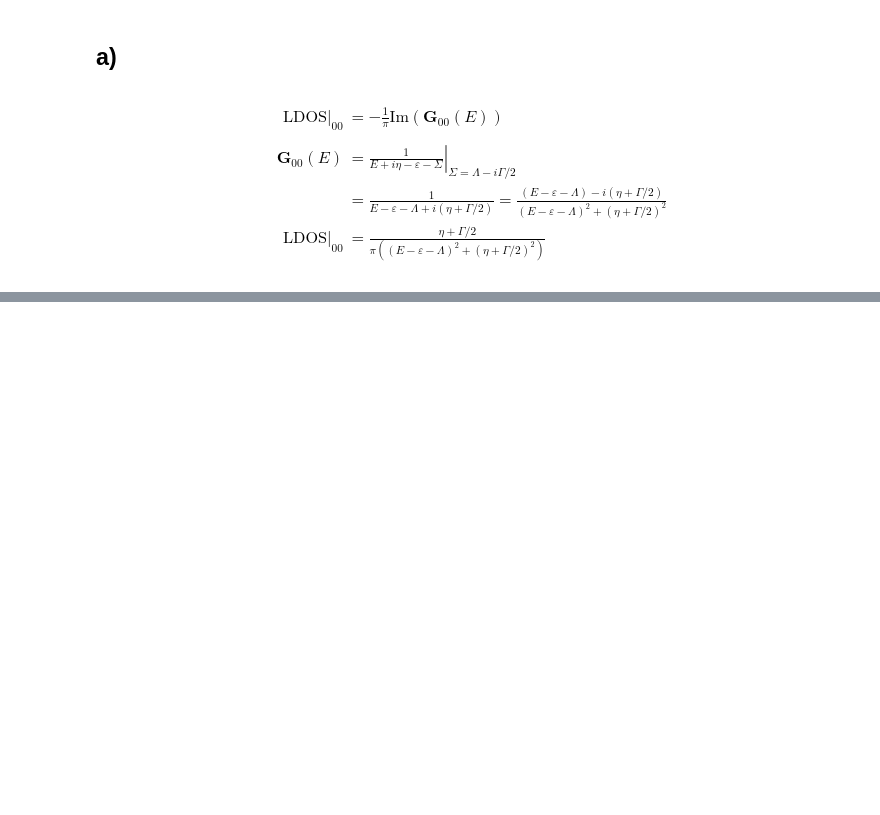
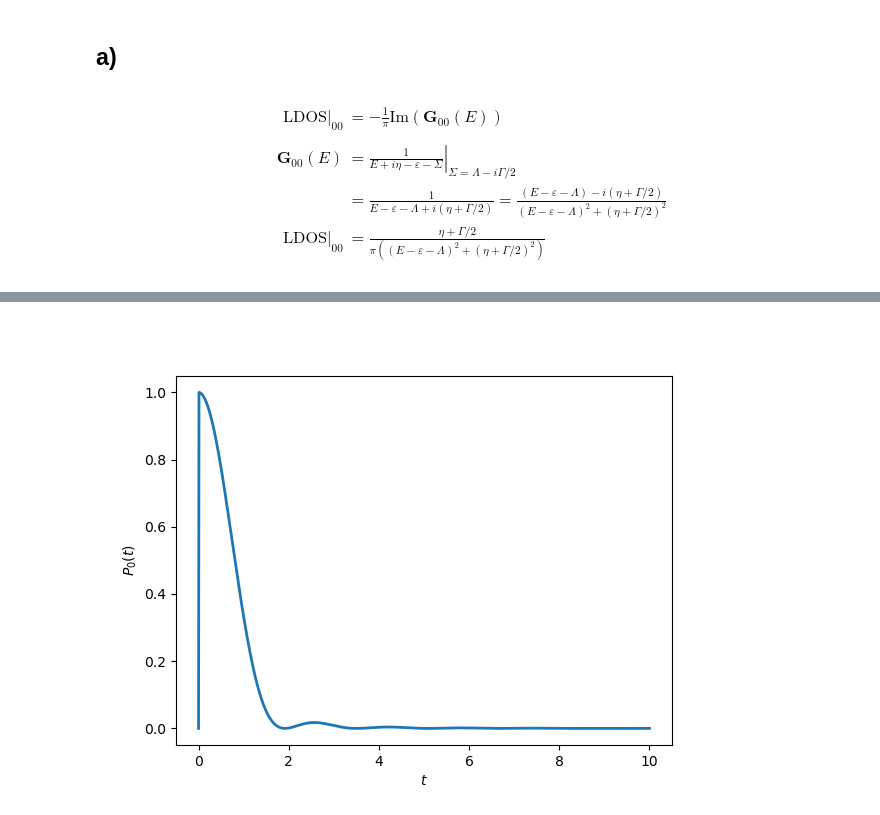
Before and after one commit to BastianValhoj/10325, a Jupyter notebook: exercises/ex18.ipynb, the cells around one changed output, grey strips where cells are left out. Cells and saved outputs as stored; diff of their text form; code cells hidden in the pictures; blank space fills up the shorter version.

```diff
--- a/exercises/ex18.ipynb
+++ b/exercises/ex18.ipynb
@@ -22,0 +27,56 @@ $$\begin{align*}
+# %%
+def step_func(t):
+    out = t.copy()
+    out[t <= 0] = 0
+    out[t > 0] = 1
+    return out
+
+def wave_func(n, k):
+    return 2**0.5 * np.sin(k*(n+1))
+
+def energy(k):
+    return -2*np.cos(k)
+
+def Green(t, l=0, m=0, **kwargs):
+    '''
+    Compute the Greens function matrix element of (l, m) at all times in `t`.
+
+    Parameters
+    ---
+        t : array_like, size (N, 1)
+        l : int, row index
+        m : int, col index
+
+    return
+    '''
+
+
+
+    # k = np.linspace(1e-5, np.pi, num=kwargs.get("num_k", 50), ) # let k be defined on the interval (0, pi)
+    integrand = lambda k: step_func(t) * wave_func(l, k) * np.exp(-1.j * energy(k) * t) * np.conjugate(wave_func(m, k))/np.pi # size: (N, num_t)
+
+    # get the result and error+info from the quad_vec method
+    if kwargs.get("full_output", False):
+        res, err, info = quad_vec(integrand, a=0, b=np.pi, full_output=True) # integrate over the interval (a,b)
+        return -1j*res, err, info
+    else:
+        res, err = quad_vec(integrand, a=0, b=np.pi, full_output=False) # integrate over the interval (a,b)
+        return -1j* res, err
+
+
+# Define time values used for plot
+t = np.linspace(0, 10, num = 1001)[:, None]
+
+# Get the output of the integral. Use full_output to include or exclude the `info` part of the `scipy.integrate.quad_vec`` (default: False)
+Greens_res, *err_info = Green(t, 0, 0, full_output=False)
+
+# Start plots
+fig, ax = plt.subplots()
+ax.plot(t, np.abs(Greens_res)**2, lw=2)
+
+ax.set(xlabel=r"$t$",
+       ylabel=r"$P_0(t)$",
+    #    yscale="log"
+       );
+# %% [output]
+[figure, added]
```
Also changed, not shown: parts of 3 cells of this notebook, 3 other files.
